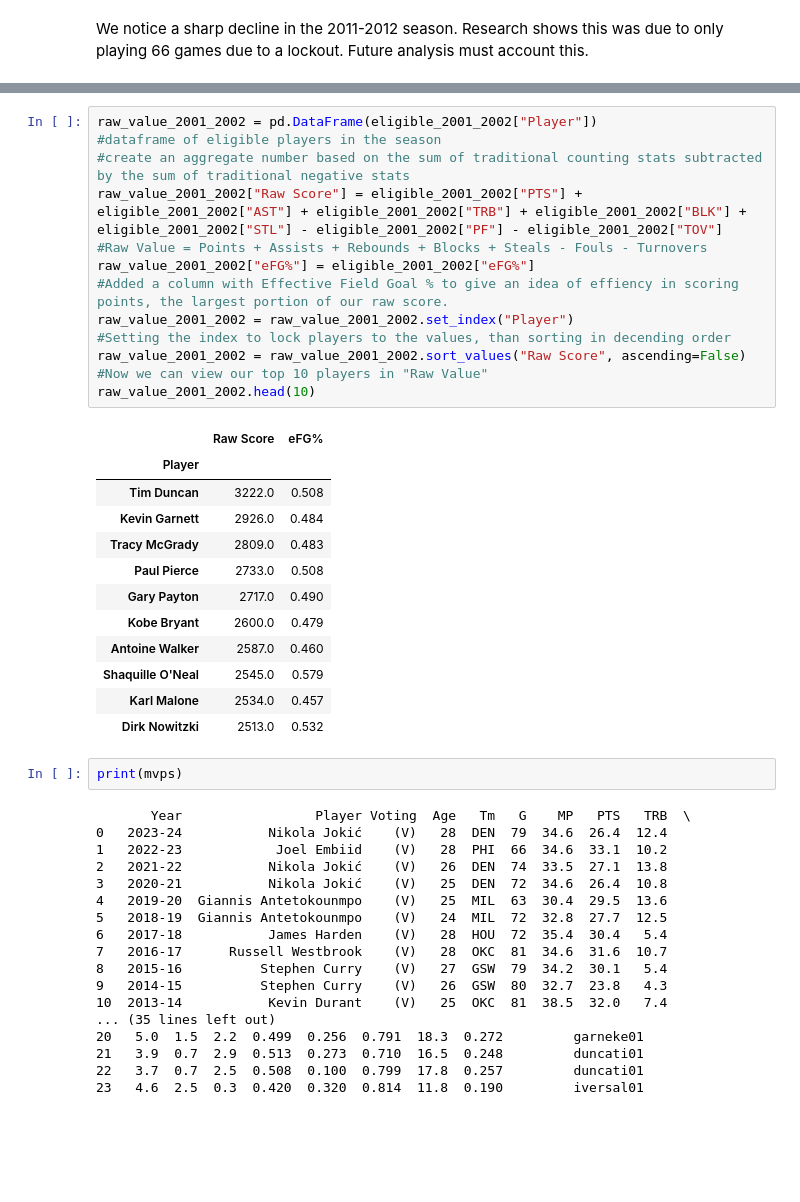
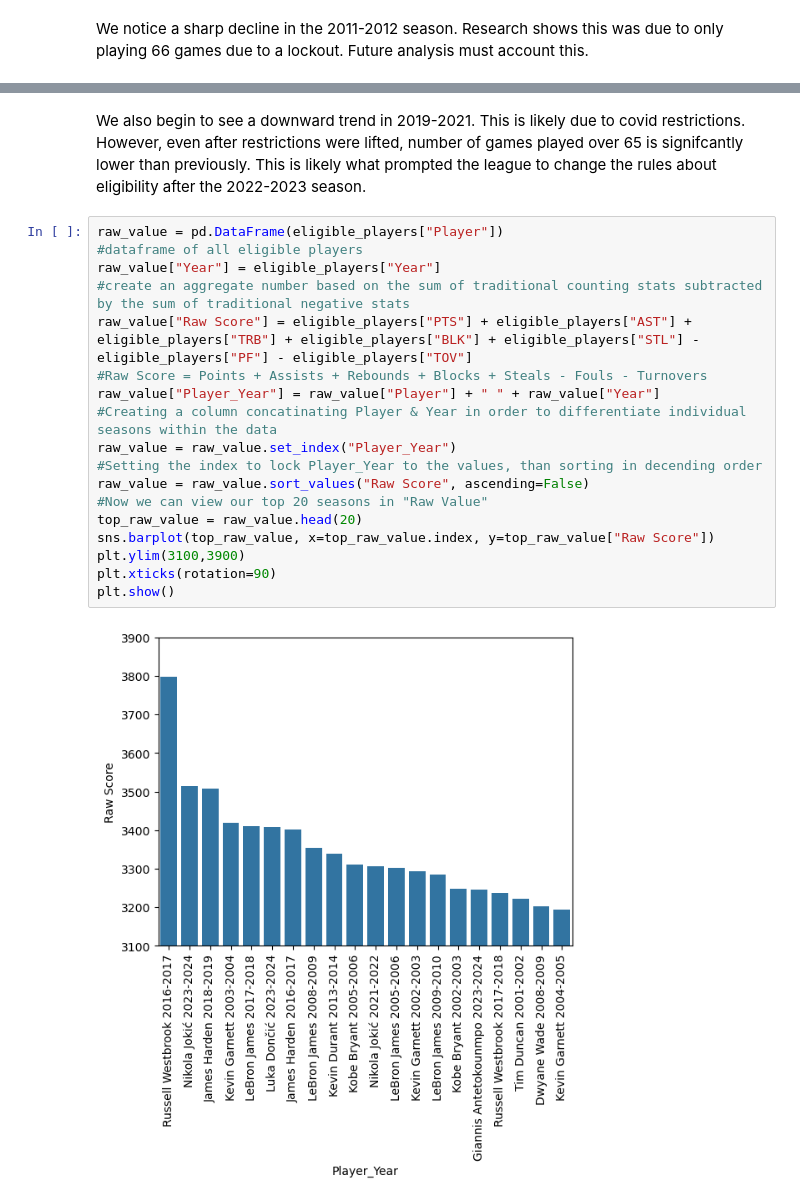
Before and after one commit to khadazhaia/nba-stats, a Jupyter notebook: notebooks/jonathan_eda.ipynb, the cells around one changed output, grey strips where cells are left out. Cells and saved outputs as stored; diff of their text form; blank space fills up the shorter version.

```diff
--- a/notebooks/jonathan_eda.ipynb
+++ b/notebooks/jonathan_eda.ipynb
@@ -129,46 +37,22 @@ eligible_2001_2002
-# %%
-raw_value_2001_2002 = pd.DataFrame(eligible_2001_2002["Player"])
-#dataframe of eligible players in the season
-#create an aggregate number based on the sum of traditional counting stats subtracted by the sum of traditional negative stats
-raw_value_2001_2002["Raw Score"] = eligible_2001_2002["PTS"] + eligible_2001_2002["AST"] + eligible_2001_2002["TRB"] + eligible_2001_2002["BLK"] + eligible_2001_2002["STL"] - eligible_2001_2002["PF"] - eligible_2001_2002["TOV"]
-#Raw Value = Points + Assists + Rebounds + Blocks + Steals - Fouls - Turnovers
-raw_value_2001_2002["eFG%"] = eligible_2001_2002["eFG%"]
-#Added a column with Effective Field Goal % to give an idea of effiency in scoring points, the largest portion of our raw score.
-raw_value_2001_2002 = raw_value_2001_2002.set_index("Player")
-#Setting the index to lock players to the values, than sorting in decending order
-raw_value_2001_2002 = raw_value_2001_2002.sort_values("Raw Score", ascending=False)
-#Now we can view our top 10 players in "Raw Value"
-raw_value_2001_2002.head(10)
-# %% [output]
-|  | Raw Score | eFG% |
-| Player |  |  |
-| Tim Duncan | 3222.0 | 0.508 |
-| Kevin Garnett | 2926.0 | 0.484 |
-| Tracy McGrady | 2809.0 | 0.483 |
-| Paul Pierce | 2733.0 | 0.508 |
-| Gary Payton | 2717.0 | 0.490 |
-| Kobe Bryant | 2600.0 | 0.479 |
-| Antoine Walker | 2587.0 | 0.460 |
-| Shaquille O'Neal | 2545.0 | 0.579 |
-| Karl Malone | 2534.0 | 0.457 |
-| Dirk Nowitzki | 2513.0 | 0.532 |
-# %%
-print(mvps)
-# %% [output]
-       Year                 Player Voting  Age   Tm   G    MP   PTS   TRB  \
-0   2023-24           Nikola Jokić    (V)   28  DEN  79  34.6  26.4  12.4
-1   2022-23            Joel Embiid    (V)   28  PHI  66  34.6  33.1  10.2
-2   2021-22           Nikola Jokić    (V)   26  DEN  74  33.5  27.1  13.8
-3   2020-21           Nikola Jokić    (V)   25  DEN  72  34.6  26.4  10.8
-4   2019-20  Giannis Antetokounmpo    (V)   25  MIL  63  30.4  29.5  13.6
-5   2018-19  Giannis Antetokounmpo    (V)   24  MIL  72  32.8  27.7  12.5
-6   2017-18           James Harden    (V)   28  HOU  72  35.4  30.4   5.4
-7   2016-17      Russell Westbrook    (V)   28  OKC  81  34.6  31.6  10.7
-8   2015-16          Stephen Curry    (V)   27  GSW  79  34.2  30.1   5.4
-9   2014-15          Stephen Curry    (V)   26  GSW  80  32.7  23.8   4.3
-10  2013-14           Kevin Durant    (V)   25  OKC  81  38.5  32.0   7.4
-... (35 lines left out)
-20   5.0  1.5  2.2  0.499  0.256  0.791  18.3  0.272         garneke01
-21   3.9  0.7  2.9  0.513  0.273  0.710  16.5  0.248         duncati01
-22   3.7  0.7  2.5  0.508  0.100  0.799  17.8  0.257         duncati01
-23   4.6  2.5  0.3  0.420  0.320  0.814  11.8  0.190         iversal01
+# %% [markdown]
+We also begin to see a downward trend in 2019-2021. This is likely due to covid restrictions. However, even after restrictions were lifted, number of games played over 65 is signifcantly lower than previously. This is likely what prompted the league to change the rules about eligibility after the 2022-2023 season.
+# %%
+raw_value = pd.DataFrame(eligible_players["Player"])
+#dataframe of all eligible players
+raw_value["Year"] = eligible_players["Year"]
+#create an aggregate number based on the sum of traditional counting stats subtracted by the sum of traditional negative stats
+raw_value["Raw Score"] = eligible_players["PTS"] + eligible_players["AST"] + eligible_players["TRB"] + eligible_players["BLK"] + eligible_players["STL"] - eligible_players["PF"] - eligible_players["TOV"]
+#Raw Score = Points + Assists + Rebounds + Blocks + Steals - Fouls - Turnovers
+raw_value["Player_Year"] = raw_value["Player"] + " " + raw_value["Year"]
+#Creating a column concatinating Player & Year in order to differentiate individual seasons within the data
+raw_value = raw_value.set_index("Player_Year")
+#Setting the index to lock Player_Year to the values, than sorting in decending order
+raw_value = raw_value.sort_values("Raw Score", ascending=False)
+#Now we can view our top 20 seasons in "Raw Value"
+top_raw_value = raw_value.head(20)
+sns.barplot(top_raw_value, x=top_raw_value.index, y=top_raw_value["Raw Score"])
+plt.ylim(3100,3900)
+plt.xticks(rotation=90)
+plt.show()
+# %% [output]
+[figure, added]
```
Also changed, not shown: parts of 64 cells of this notebook, 1 other file.
